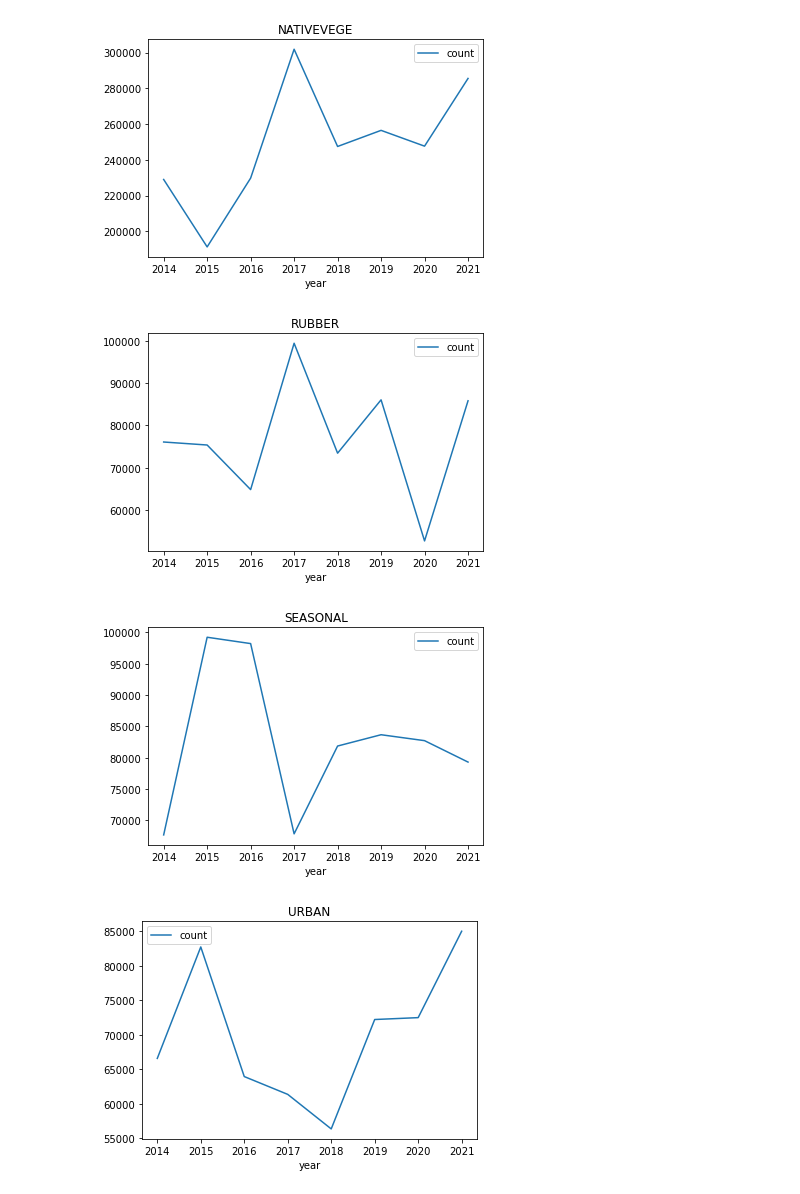
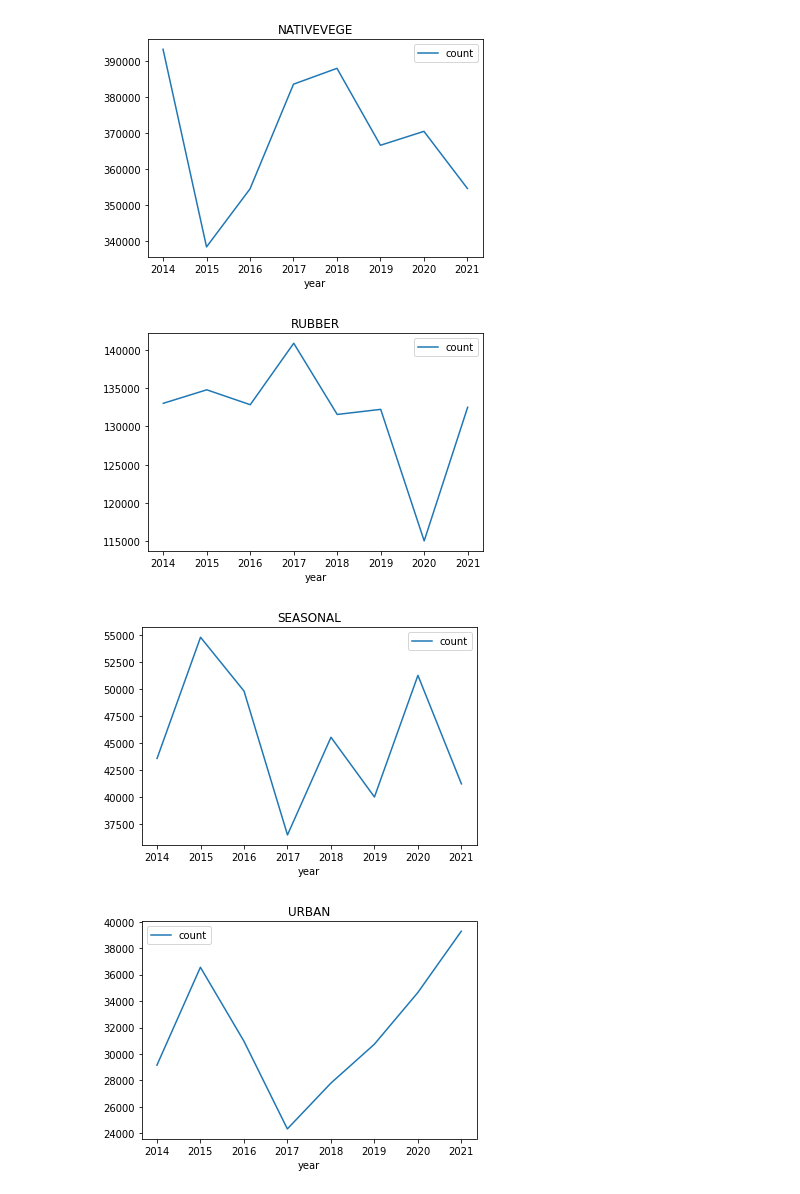
Before and after one commit to SimWalther/vietnam_coffee_detection, a Jupyter notebook: scripts/notebooks/rasterPrediction.ipynb, the cells around one changed output. Saved outputs shown, nothing was run; the diff lists cells and outputs as text; code cells hidden in the pictures.

Commit message:
extract Band enum in a file, add a losses file with multiple loss functions, add a multi output model with category and label outputs, add raster predictions from 2014 to 2017

```diff
--- a/scripts/notebooks/rasterPrediction.ipynb
+++ b/scripts/notebooks/rasterPrediction.ipynb
@@ -124,17 +109,15 @@ _________________________________________________________________
 # %%
-year_predictions = []
+year_label_predictions = []
+year_category_predictions = []
 year_img_indices = []
 
 for year in range(14, 22):
-    print(f"20{year} :\n-------")
+    print(f"20{year} ...")
 
     raster_path = DATA_ROOT_PATH + "Vietnam_20{}_january_to_april/merged.tif".format(year)
-    predictions, img_indices = predict_on_raster(model, raster_path, BANDS, IMAGE_SIZE)
+    label_predictions, category_predictions, img_indices = predict_label_category_on_raster(model, raster_path, bands, IMAGE_SIZE)
 
-    for label in labels:
-        nb_occurences = predictions.count(labels.index(label))
-        print(f"{label.name} count : {nb_occurences}")
-
-    year_predictions.append(predictions)
+    year_label_predictions.append(label_predictions)
+    year_category_predictions.append(category_predictions)
     year_img_indices.append(img_indices)
 # %% [output]
@@ -205,2 +184,2 @@ concat_df
 # %%
-total_per_year_df = concat_df.groupby('year').agg(count=pd.NamedAgg(column='predicted', aggfunc='value_counts')).reset_index()
+total_per_year_df = concat_df.groupby('year').agg(count=pd.NamedAgg(column='label_predicted', aggfunc='value_counts')).reset_index()
@@ -207,4 +202,4 @@ total_per_year_df = concat_df.groupby('year').agg(count=pd.NamedAgg(column='pred
 # %%
 for label in labels:
-    total_per_year_df[total_per_year_df['predicted']==label.name][['count', 'year']].plot(x="year", title=label.name)
+    total_per_year_df[total_per_year_df['label_predicted']==labels.index(label)][['count', 'year']].plot(x="year", title=label.name)
 # %% [output]
@@ -212,4 +207,4 @@ for label in labels:
-[figure, old version]
+[figure, new version]
-[figure, old version]
+[figure, new version]
-[figure, old version]
+[figure, new version]
-[figure, old version]
+[figure, new version]
```
Also changed, not shown: parts of 17 cells of this notebook, 13 other files.
